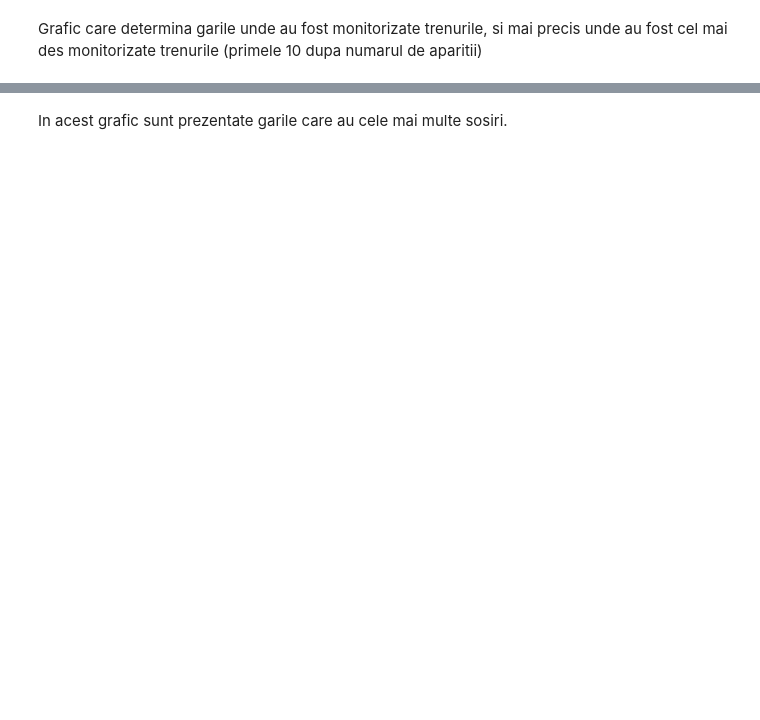
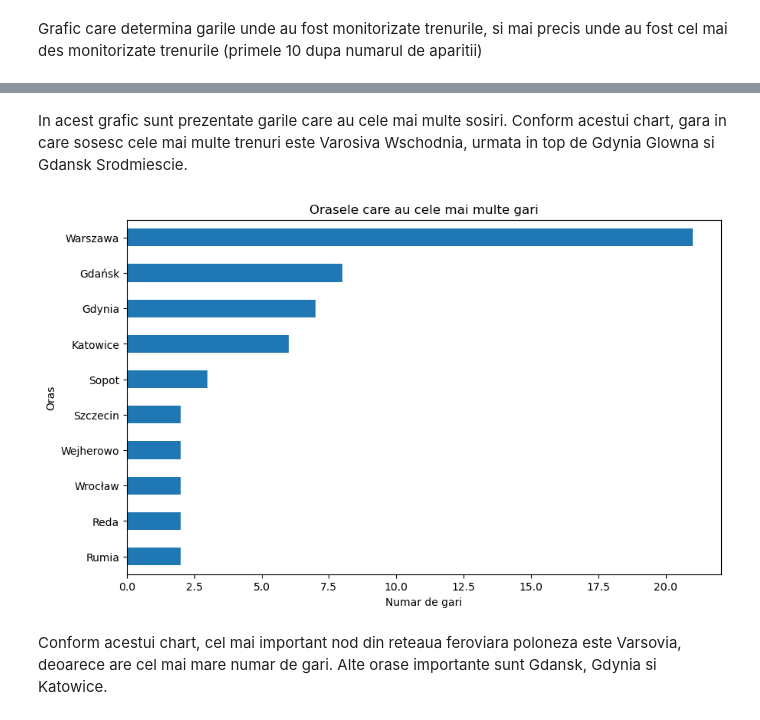
Before and after one commit to 4lac1vica/PolishTrainsDelaysML, a Jupyter notebook: delaysNb.ipynb, the cells around one changed output, grey strips where cells are left out. Cells and saved outputs as stored; diff of their text form; code cells hidden in the pictures; blank space fills up the shorter version.

```diff
--- a/delaysNb.ipynb
+++ b/delaysNb.ipynb
@@ -120,2 +208,18 @@ plt.show()
 # %% [markdown]
-In acest grafic sunt prezentate garile care au cele mai multe sosiri.
+In acest grafic sunt prezentate garile care au cele mai multe sosiri. Conform acestui chart, gara in care sosesc cele mai multe trenuri este Varosiva Wschodnia, urmata in top de Gdynia Glowna si Gdansk Srodmiescie.
+# %%
+df["city"] = df["name"].str.split().str[0]
+stations_per_city = df.groupby("city")["name"].nunique()
+
+top_cities = stations_per_city.sort_values(ascending=False).head(10)
+
+plt.figure(figsize=(10, 6))
+top_cities.sort_values().plot(kind="barh")
+plt.title("Orasele care au cele mai multe gari")
+plt.xlabel("Numar de gari")
+plt.ylabel("Oras")
+plt.show()
+# %% [output]
+[figure, added]
+# %% [markdown]
+Conform acestui chart, cel mai important nod din reteaua feroviara poloneza este Varsovia, deoarece are cel mai mare numar de gari. Alte orase importante sunt Gdansk, Gdynia si Katowice.
```
Also changed, not shown: parts of 18 cells of this notebook, 1 other file.
